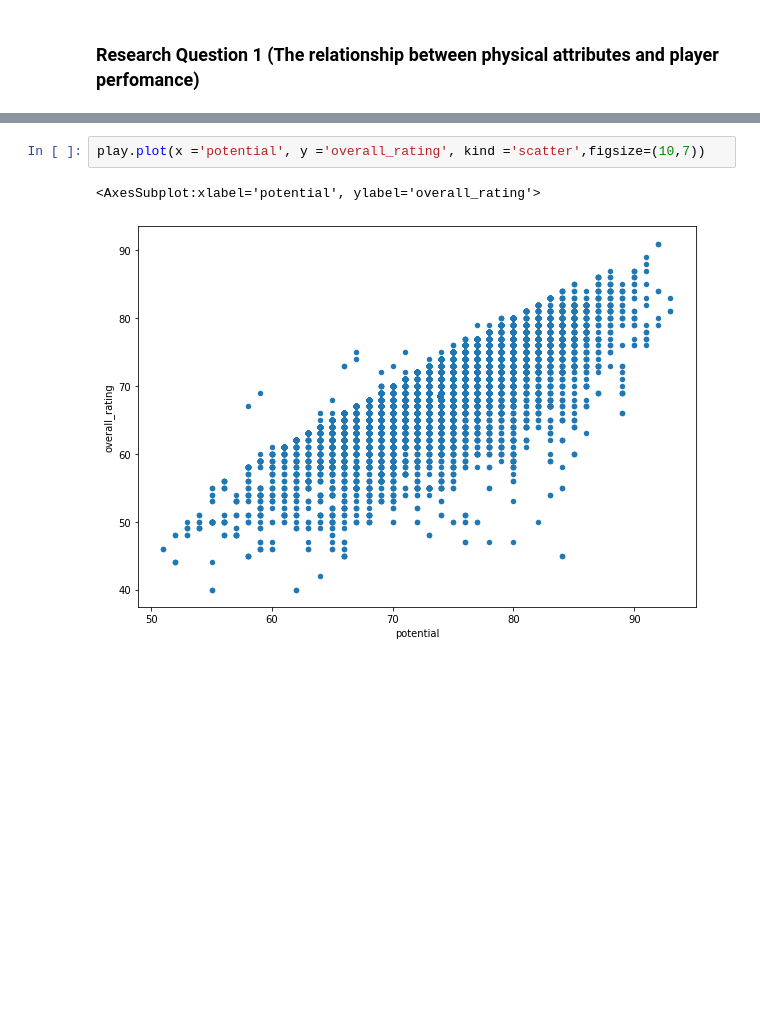
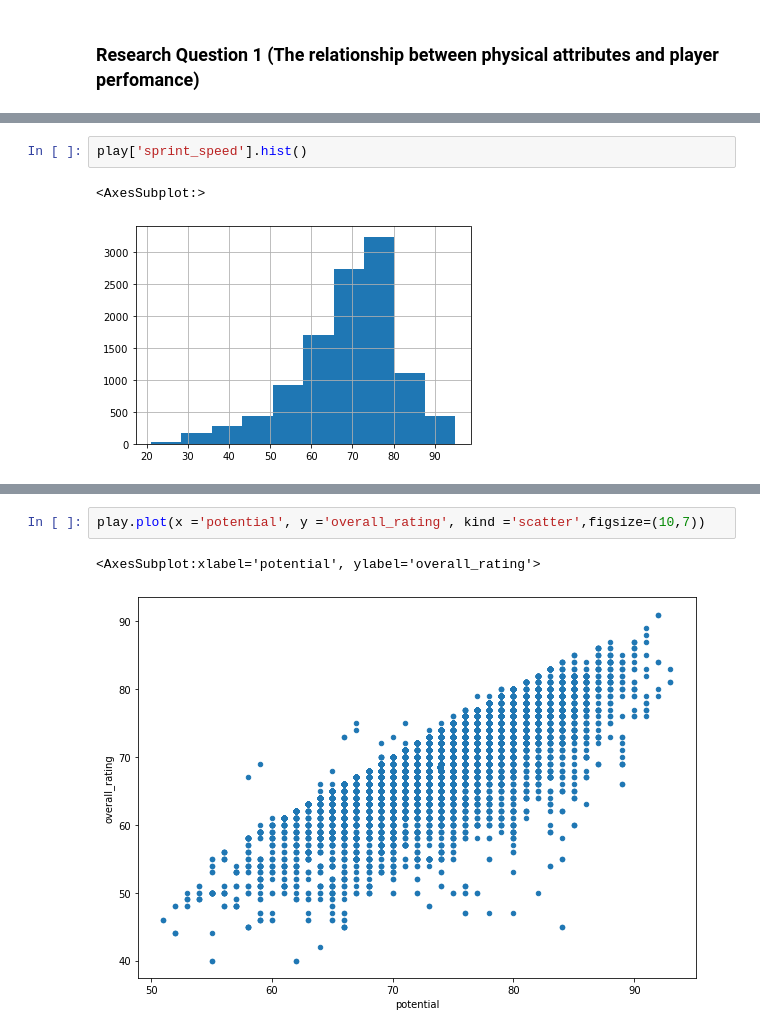
Before and after one commit to btrian/soccerdb, a Jupyter notebook: investigate.ipynb, the cells around one changed output, grey strips where cells are left out. Drawn from its saved outputs; the diff is of its cells as text; blank space fills up the shorter version.

```diff
--- a/investigate.ipynb
+++ b/investigate.ipynb
@@ -236,0 +269,5 @@ play['potential'].hist()
+# %%
+play['sprint_speed'].hist()
+# %% [output]
+<AxesSubplot:>
+[figure, added]
```
Also changed, not shown: parts of 21 cells of this notebook, 1 other file.
